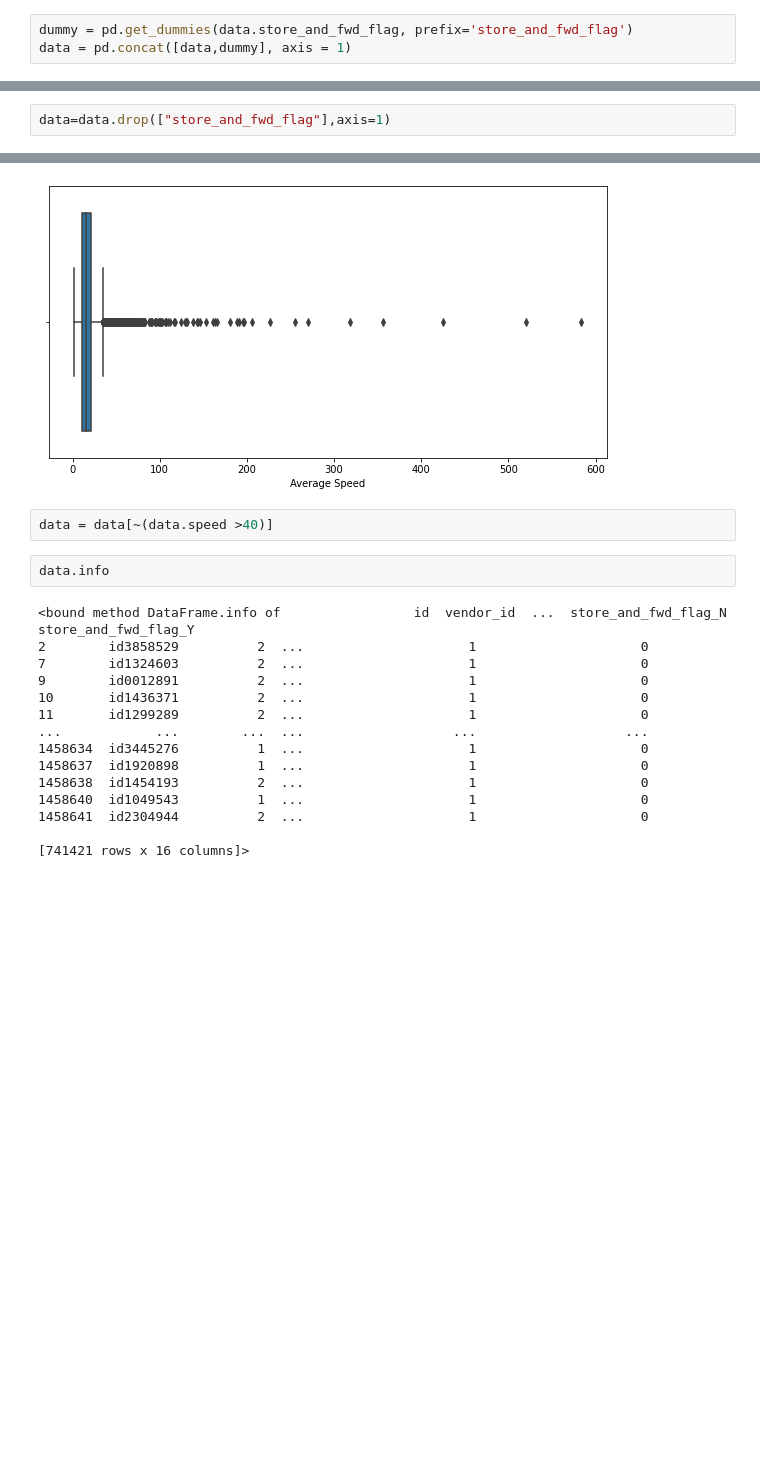
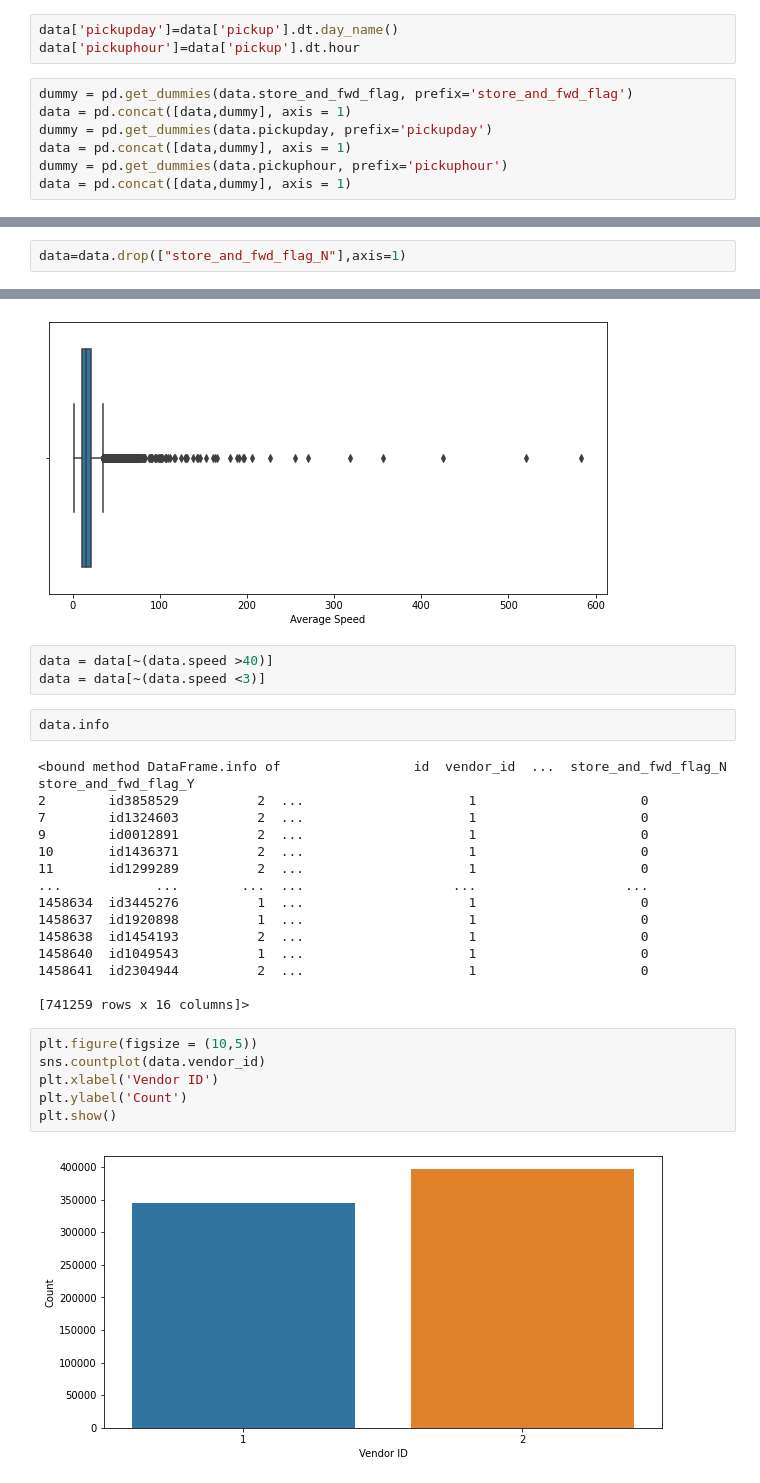
Before and after one commit to hetkothari/NYC-Taxi-Trip-Capstone-, a Jupyter notebook: NYC_Taxi_Trip.ipynb, the cells around one changed output, grey strips where cells are left out. Drawn from its saved outputs; the diff is of its cells as text; blank space fills up the shorter version.

Commit message:
Variable Analysis and dropping unimportant columns, also creating x and y variable for testing.

```diff
--- a/NYC_Taxi_Trip.ipynb
+++ b/NYC_Taxi_Trip.ipynb
@@ -143,9 +143,16 @@ def cal_distance(pickup_lat,pickup_long,dropoff_lat,dropoff_long):
 data['distance'] = data.apply(lambda x: cal_distance(x['pickup_latitude'],x['pickup_longitude'],x['dropoff_latitude'],x['dropoff_longitude'] ), axis=1)
 # %%
 data['speed'] = (data.distance/(data.trip_duration/3600))
+# %%
+data['pickupday']=data['pickup'].dt.day_name()
+data['pickuphour']=data['pickup'].dt.hour
 # %%
 dummy = pd.get_dummies(data.store_and_fwd_flag, prefix='store_and_fwd_flag')
 data = pd.concat([data,dummy], axis = 1)
+dummy = pd.get_dummies(data.pickupday, prefix='pickupday')
+data = pd.concat([data,dummy], axis = 1)
+dummy = pd.get_dummies(data.pickuphour, prefix='pickuphour')
+data = pd.concat([data,dummy], axis = 1)
 # %%
 plt.figure(figsize = (10,5))
 data.trip_duration.groupby(pd.cut(data.trip_duration, np.arange(1,7200,600))).count().plot(kind='bar')
@@ -180,7 +187,7 @@ N    0.9946
 Y    0.0054
 Name: store_and_fwd_flag, dtype: float64
 # %%
-data=data.drop(["store_and_fwd_flag"],axis=1)
+data=data.drop(["store_and_fwd_flag_N"],axis=1)
 # %%
 plt.figure(figsize = (10,5))
 sns.boxplot(data.distance)
@@ -207,6 +214,7 @@ plt.show()
 [figure]
 # %%
 data = data[~(data.speed >40)]
+data = data[~(data.speed <3)]
 # %%
 data.info
 # %% [output]
@@ -223,4 +231,12 @@ data.info
 1458640  id1049543          1  ...                     1                     0
 1458641  id2304944          2  ...                     1                     0
 
-[741421 rows x 16 columns]>
+[741259 rows x 16 columns]>
+# %%
+plt.figure(figsize = (10,5))
+sns.countplot(data.vendor_id)
+plt.xlabel('Vendor ID')
+plt.ylabel('Count')
+plt.show()
+# %% [output]
+[figure, added]
```
Also changed, not shown: parts of 9 cells of this notebook.
